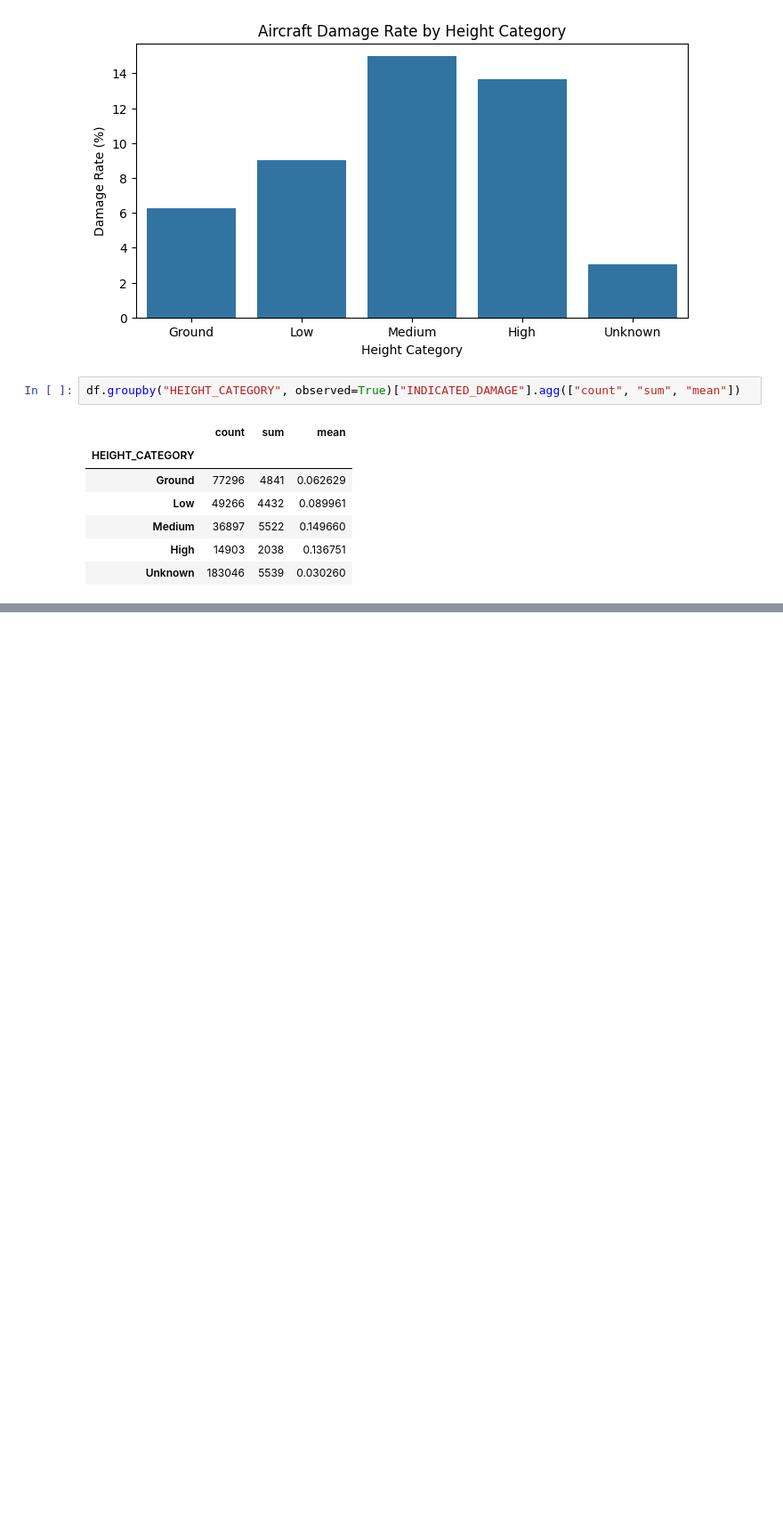
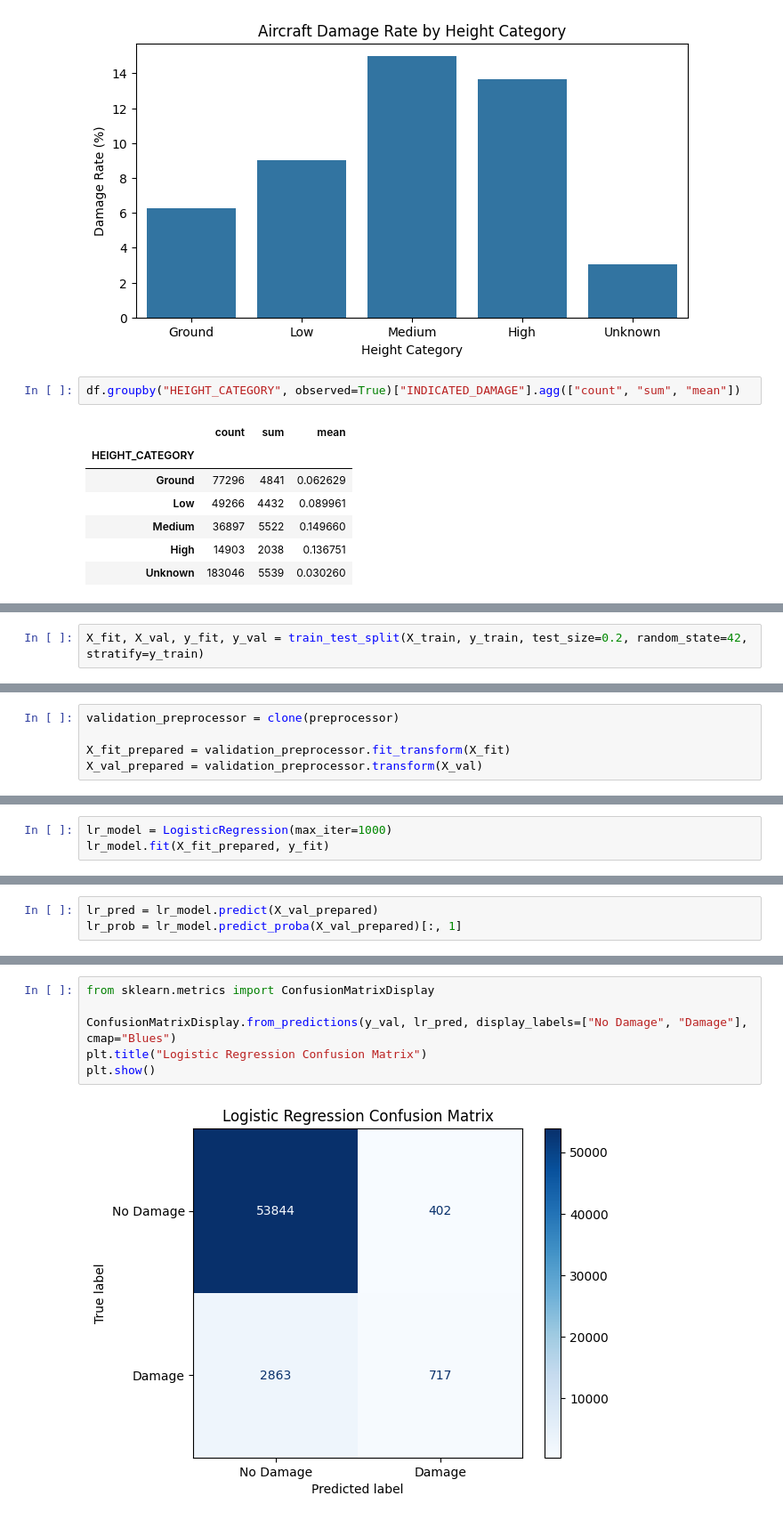
Before and after one commit to annasehgal/final-project-tech-68, a Jupyter notebook: Anna_TECH_68_Machine_learning_for_business_in_Python.ipynb, the cells around one changed output, grey strips where cells are left out. Shown at 89% size. Cells and saved outputs as stored; diff of their text form; blank space fills up the shorter version.

```diff
--- a/Anna_TECH_68_Machine_learning_for_business_in_Python.ipynb
+++ b/Anna_TECH_68_Machine_learning_for_business_in_Python.ipynb
@@ -885,0 +900,2 @@ df.groupby("HEIGHT_CATEGORY", observed=True)["INDICATED_DAMAGE"].agg(["count", "
+# %%
+X_fit, X_val, y_fit, y_val = train_test_split(X_train, y_train, test_size=0.2, random_state=42, stratify=y_train)
@@ -885,0 +910,5 @@ df.groupby("HEIGHT_CATEGORY", observed=True)["INDICATED_DAMAGE"].agg(["count", "
+# %%
+validation_preprocessor = clone(preprocessor)
+
+X_fit_prepared = validation_preprocessor.fit_transform(X_fit)
+X_val_prepared = validation_preprocessor.transform(X_val)
@@ -885,0 +934,3 @@ df.groupby("HEIGHT_CATEGORY", observed=True)["INDICATED_DAMAGE"].agg(["count", "
+# %%
+lr_model = LogisticRegression(max_iter=1000)
+lr_model.fit(X_fit_prepared, y_fit)
@@ -885,0 +939,3 @@ df.groupby("HEIGHT_CATEGORY", observed=True)["INDICATED_DAMAGE"].agg(["count", "
+# %%
+lr_pred = lr_model.predict(X_val_prepared)
+lr_prob = lr_model.predict_proba(X_val_prepared)[:, 1]
@@ -885,0 +969,8 @@ df.groupby("HEIGHT_CATEGORY", observed=True)["INDICATED_DAMAGE"].agg(["count", "
+# %%
+from sklearn.metrics import ConfusionMatrixDisplay
+
+ConfusionMatrixDisplay.from_predictions(y_val, lr_pred, display_labels=["No Damage", "Damage"], cmap="Blues")
+plt.title("Logistic Regression Confusion Matrix")
+plt.show()
+# %% [output]
+[figure, added]
```
Also changed, not shown: parts of 20 cells of this notebook.
